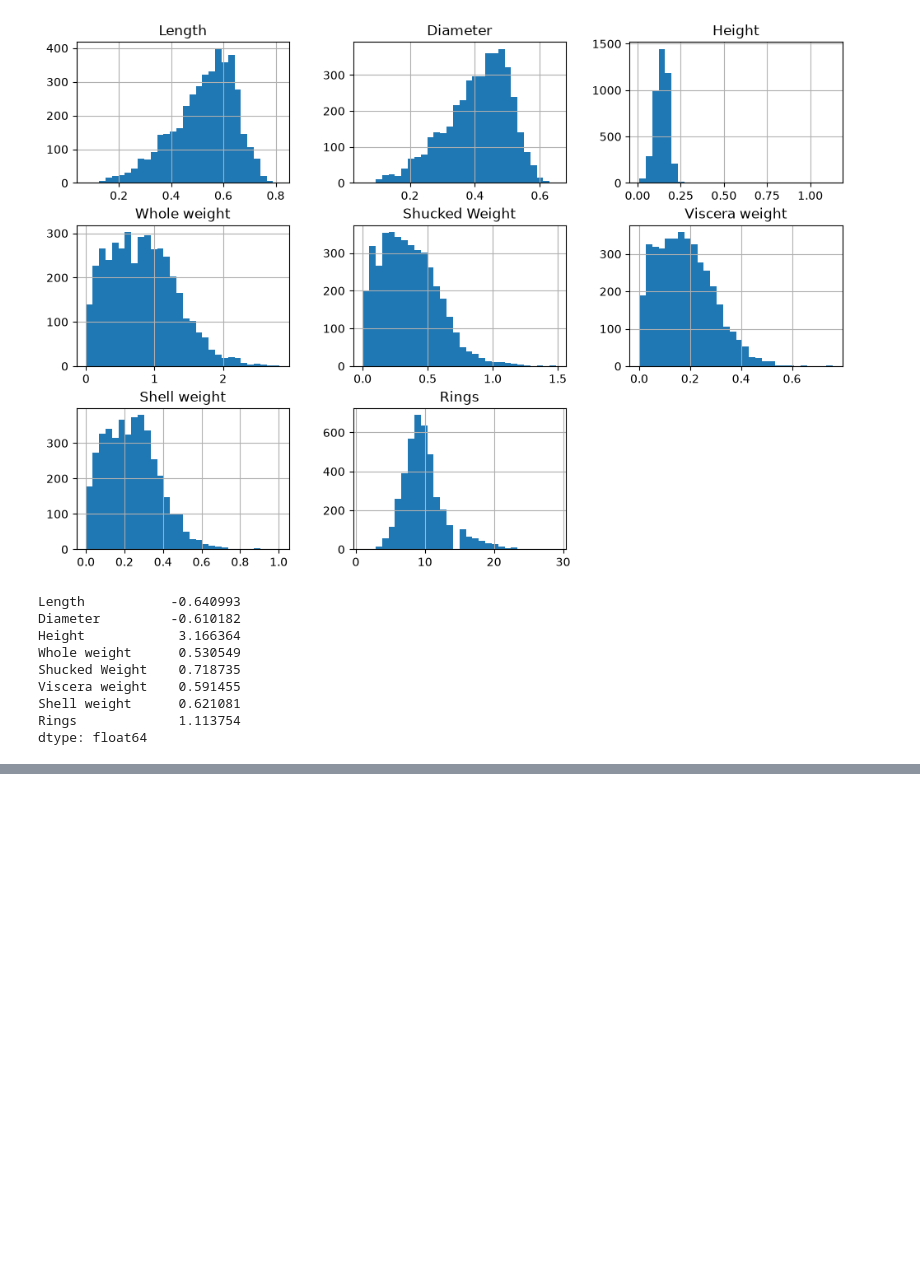
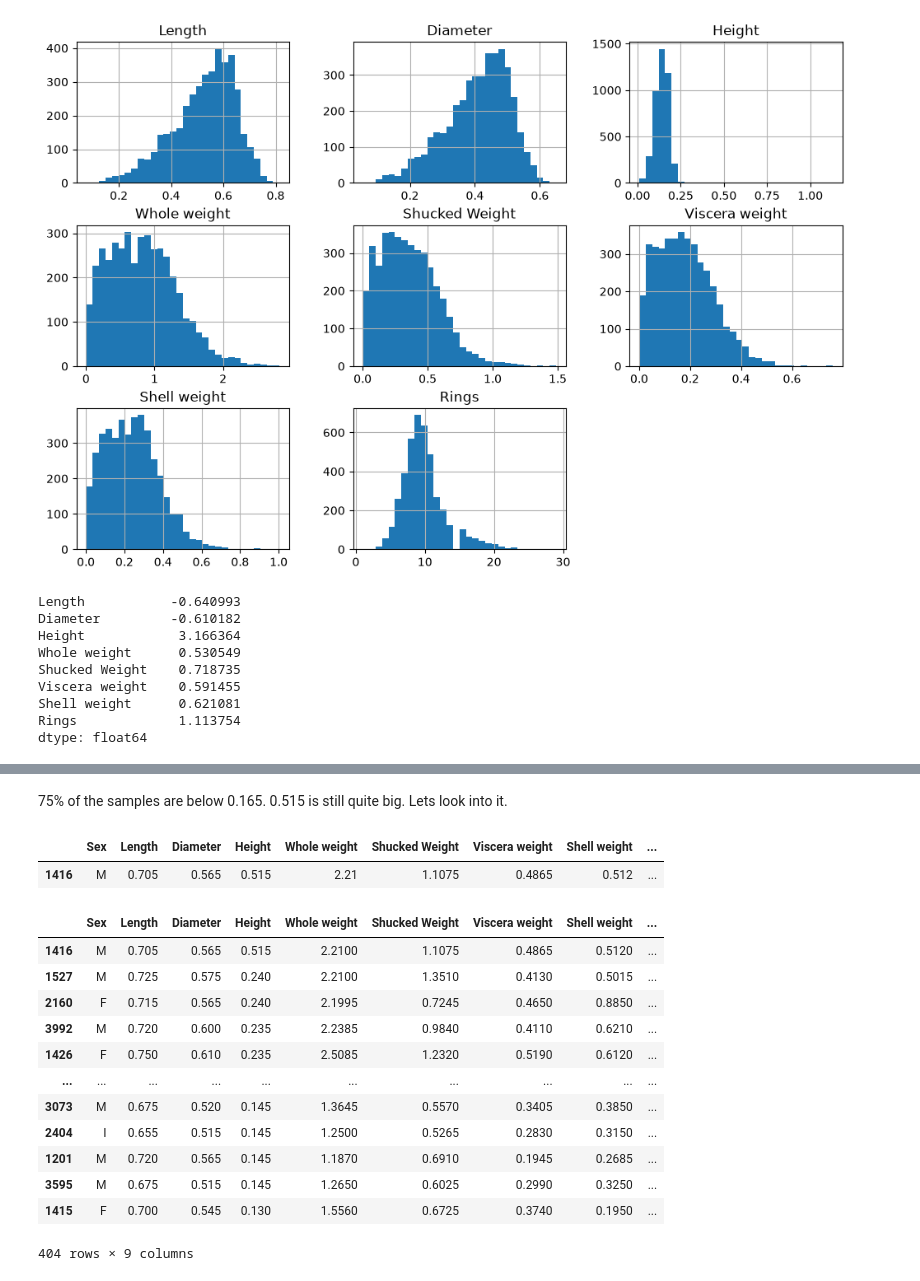
Before and after one commit to Qasimb946/Machine-Learning-Non-Parametric-Learning-P1, a Jupyter notebook: Notebooks/EDA_Abalone.ipynb, the cells around one changed output, grey strips where cells are left out. Drawn from its saved outputs; the diff is of its cells as text; code cells hidden in the pictures; blank space fills up the shorter version.

```diff
--- a/Notebooks/EDA_Abalone.ipynb
+++ b/Notebooks/EDA_Abalone.ipynb
@@ -112,0 +179,26 @@ dtype: float64
+# %% [markdown]
+75% of the samples are below 0.165. 0.515 is still quite big. Lets look into it.
+# %%
+outlier_row_2 = df[df["Height"] == 0.515]
+outlier_row_2
+# %% [output]
+|  | Sex | Length | Diameter | Height | Whole weight | Shucked Weight | Viscera weight | Shell weight | ... |
+| 1416 | M | 0.705 | 0.565 | 0.515 | 2.21 | 1.1075 | 0.4865 | 0.512 | ... |
+# %%
+Length_2, Diameter_2 = outlier_row_2["Length"].values[0], outlier_row_2["Diameter"].values[0]
+# %%
+df[(df["Length"].between(Length_2-0.05,Length_2+0.05)) & df["Diameter"].between(Diameter_2-0.05, Diameter_2+0.05)].sort_values("Height", ascending=False)
+# %% [output]
+|  | Sex | Length | Diameter | Height | Whole weight | Shucked Weight | Viscera weight | Shell weight | ... |
+| 1416 | M | 0.705 | 0.565 | 0.515 | 2.2100 | 1.1075 | 0.4865 | 0.5120 | ... |
+| 1527 | M | 0.725 | 0.575 | 0.240 | 2.2100 | 1.3510 | 0.4130 | 0.5015 | ... |
+| 2160 | F | 0.715 | 0.565 | 0.240 | 2.1995 | 0.7245 | 0.4650 | 0.8850 | ... |
+| 3992 | M | 0.720 | 0.600 | 0.235 | 2.2385 | 0.9840 | 0.4110 | 0.6210 | ... |
+| 1426 | F | 0.750 | 0.610 | 0.235 | 2.5085 | 1.2320 | 0.5190 | 0.6120 | ... |
+| ... | ... | ... | ... | ... | ... | ... | ... | ... | ... |
+| 3073 | M | 0.675 | 0.520 | 0.145 | 1.3645 | 0.5570 | 0.3405 | 0.3850 | ... |
+| 2404 | I | 0.655 | 0.515 | 0.145 | 1.2500 | 0.5265 | 0.2830 | 0.3150 | ... |
+| 1201 | M | 0.720 | 0.565 | 0.145 | 1.1870 | 0.6910 | 0.1945 | 0.2685 | ... |
+| 3595 | M | 0.675 | 0.515 | 0.145 | 1.2650 | 0.6025 | 0.2990 | 0.3250 | ... |
+| 1415 | F | 0.700 | 0.545 | 0.130 | 1.5560 | 0.6725 | 0.3740 | 0.1950 | ... |
+404 rows × 9 columns
```
Also changed, not shown: parts of 16 cells of this notebook.
